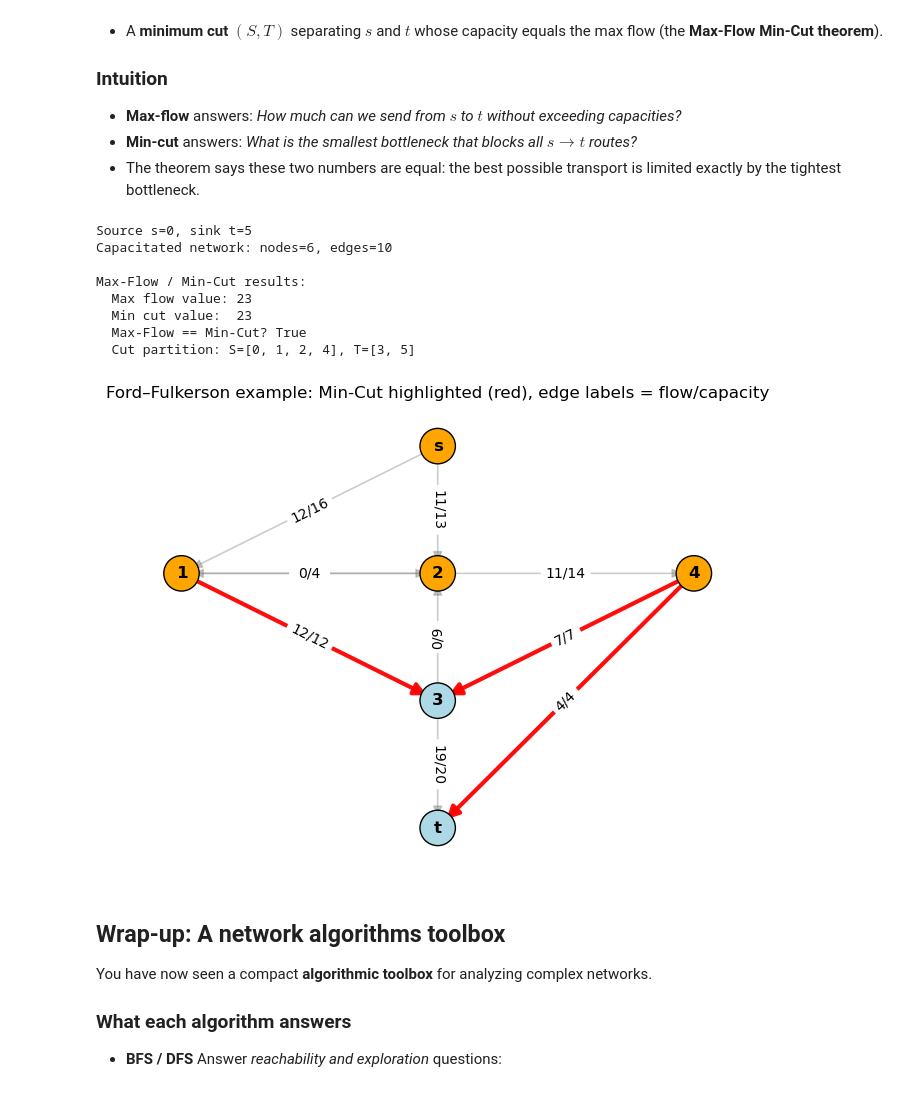
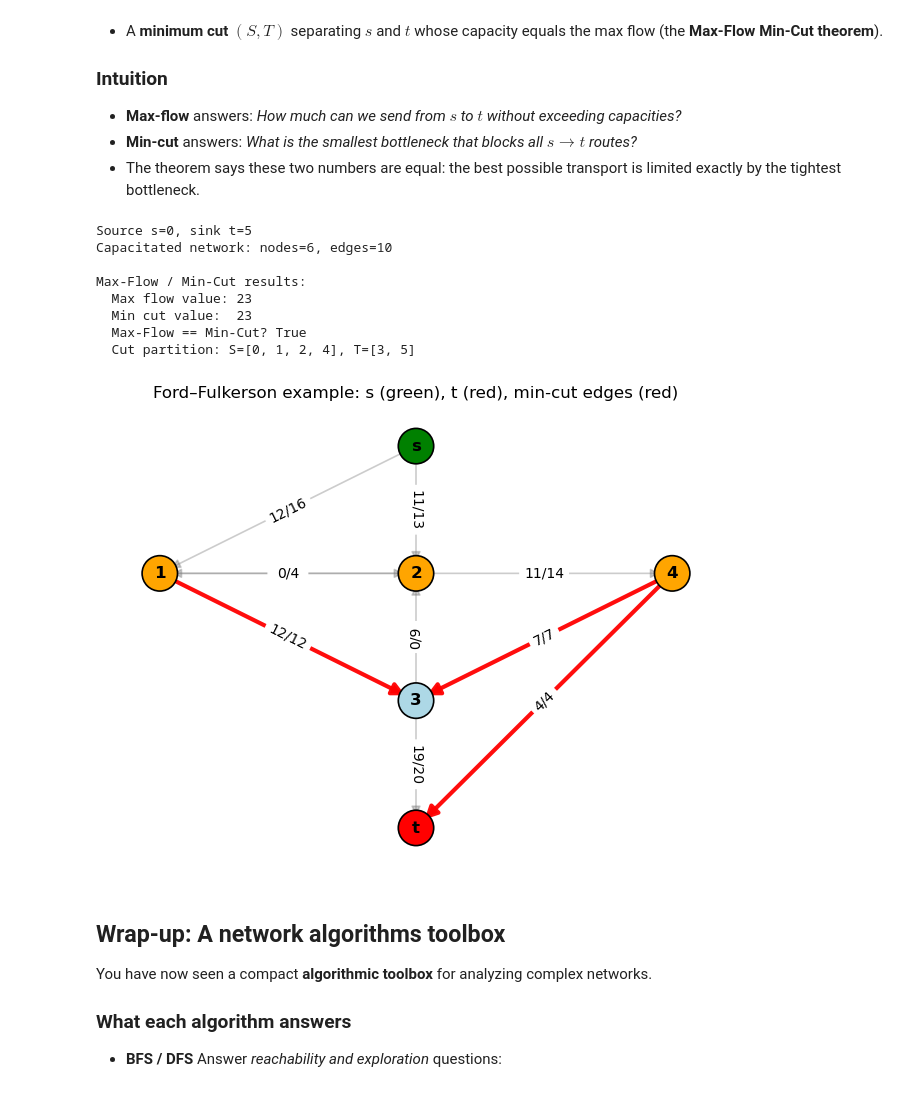
Before and after one commit to vmpreciado/DS4CN, a Jupyter notebook: NetworkAlgorithms.ipynb, the cells around one changed output. Drawn from its saved outputs; the diff is of its cells as text; code cells hidden in the pictures.

```diff
--- a/NetworkAlgorithms.ipynb
+++ b/NetworkAlgorithms.ipynb
@@ -882,9 +1078,27 @@ def layered_cut_layout(H, S_set, T_set, s, t, y_gap=1.8, x_gap=1.2, passes=4):
 
 H = FN  # full graph is small, so we plot it entirely
 
-node_colors = ["orange" if v in S else "lightblue" for v in H.nodes()]
+# ----------------------------
+# Refined visualization with:
+#   s in green
+#   t in red
+#   S \ {s} in orange
+#   T \ {t} in light blue
+# ----------------------------
 
-# Cut edges (S -> T) inside H
+# Node coloring logic
+node_colors = []
+for v in H.nodes():
+    if v == s:
+        node_colors.append("green")
+    elif v == t:
+        node_colors.append("red")
+    elif v in S:
+        node_colors.append("orange")
+    else:
+        node_colors.append("lightblue")
+
+# Cut edges (S -> T)
 cut_edges = [(u, v) for (u, v) in H.edges() if (u in S and v in T)]
 other_edges = [(u, v) for (u, v) in H.edges() if (u, v) not in cut_edges]
 
@@ -902,41 +1116,57 @@ nx.draw_networkx_edges(
 # Cut edges: thick + red
 nx.draw_networkx_edges(
     H, pos=pos_h, edgelist=cut_edges,
     width=3.0, alpha=0.95, edge_color="red",
     arrows=True, arrowsize=18
 )
 
-# Nodes
-nx.draw_networkx_nodes(H, pos=pos_h, node_size=650, node_color=node_colors, edgecolors="black")
+# Nodes (with special s/t coloring)
+nx.draw_networkx_nodes(
+    H, pos=pos_h,
+    node_size=650,
+    node_color=node_colors,
+    edgecolors="black",
+    linewidths=1.2
+)
 
-# Labels for nodes (show node id; highlight s and t as 's'/'t')
+# Labels (show s and t explicitly)
 labels = {v: str(v) for v in H.nodes()}
 labels[s] = "s"
 labels[t] = "t"
-nx.draw_networkx_labels(H, pos=pos_h, labels=labels, font_size=12, font_weight="bold")
 
-# Edge labels: show capacity, and (flow/capacity) in one label for clarity
+nx.draw_networkx_labels(
+    H, pos=pos_h,
+    labels=labels,
+    font_size=12,
+    font_weight="bold"
+)
+
+# Edge labels: flow/capacity
 edge_labels = {}
 for u, v in H.edges():
     cap = H[u][v]["capacity"]
     fuv = flow_dict[u].get(v, 0)
     edge_labels[(u, v)] = f"{fuv}/{cap}"
 
-nx.draw_networkx_edge_labels(H, pos=pos_h, edge_labels=edge_labels, font_size=10)
+nx.draw_networkx_edge_labels(
+    H, pos=pos_h,
+    edge_labels=edge_labels,
+    font_size=10
+)
 
-plt.title("Ford–Fulkerson example: Min-Cut highlighted (red), edge labels = flow/capacity")
+plt.title("Ford–Fulkerson example: s (green), t (red), min-cut edges (red)")
 plt.axis("off")
 plt.show()
 # %% [output]
 Source s=0, sink t=5
 Capacitated network: nodes=6, edges=10
 
 Max-Flow / Min-Cut results:
   Max flow value: 23
   Min cut value:  23
   Max-Flow == Min-Cut? True
   Cut partition: S=[0, 1, 2, 4], T=[3, 5]
-[figure, old version]
+[figure, new version]
 # %% [markdown]
 ## Wrap-up: A network algorithms toolbox
 
```
Also changed, not shown: parts of 6 cells of this notebook.
